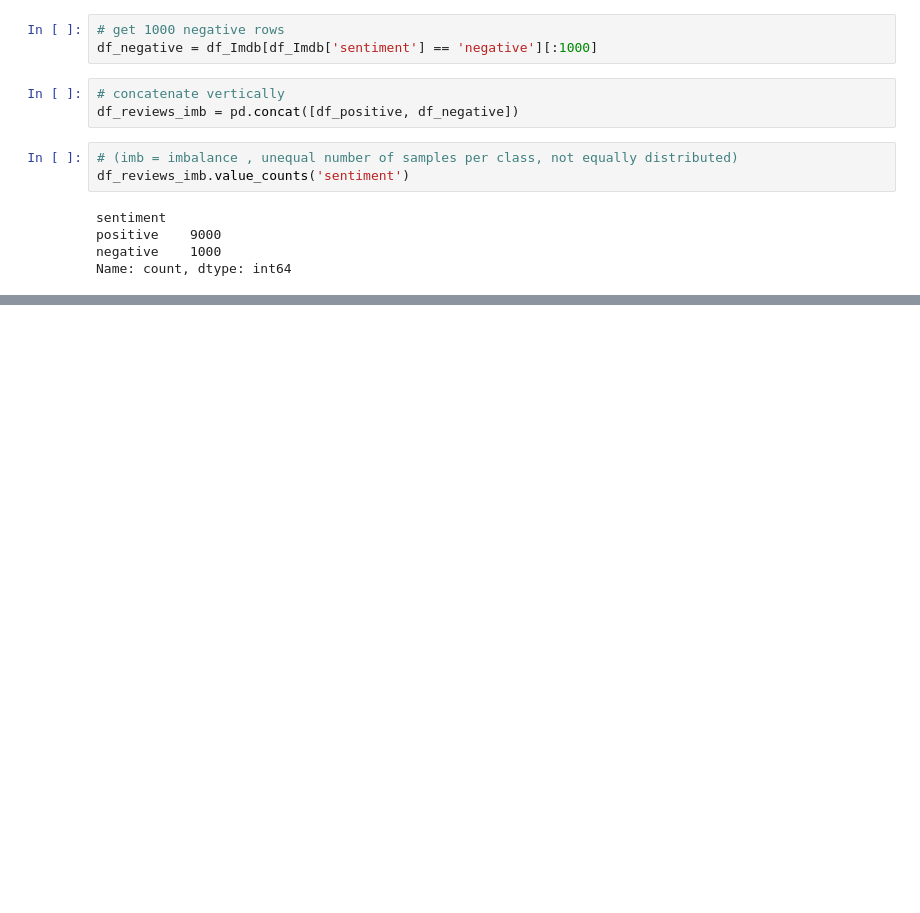
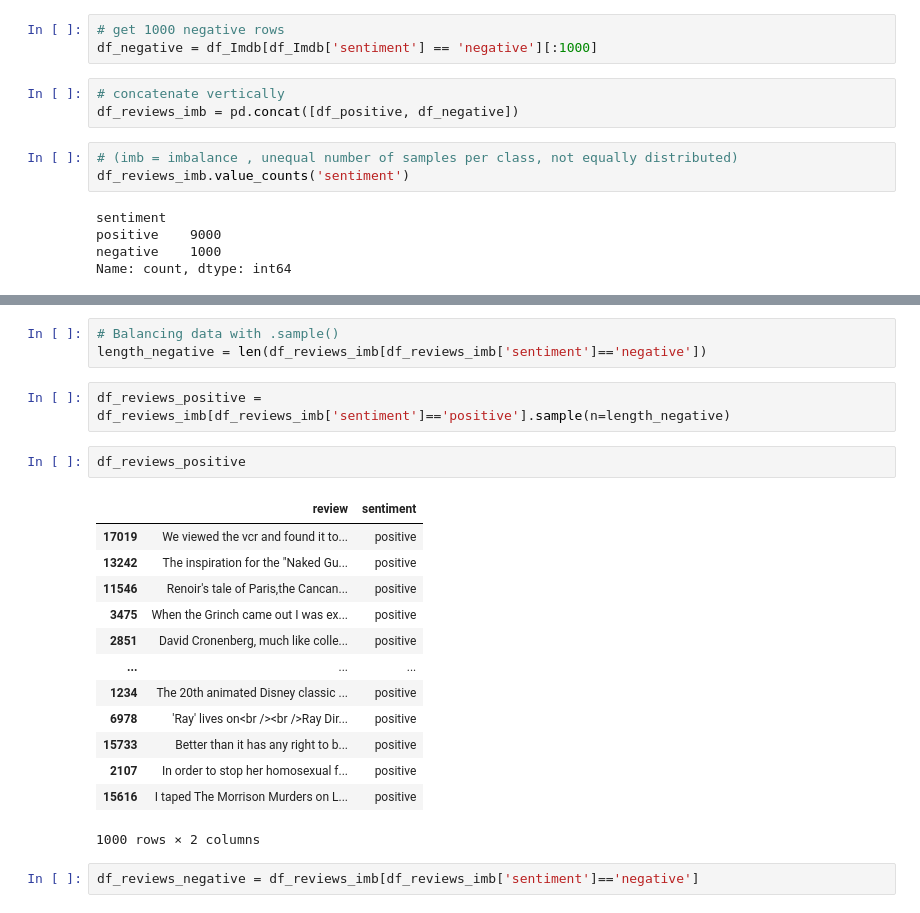
Before and after one commit to DiilaNa/Data_Science_with-Pandas, a Jupyter notebook: Project-4/TextClassificationWithSklearn.ipynb, the cells around one changed output, grey strips where cells are left out. Saved outputs shown, nothing was run; the diff lists cells and outputs as text; blank space fills up the shorter version.

```diff
--- a/Project-4/TextClassificationWithSklearn.ipynb
+++ b/Project-4/TextClassificationWithSklearn.ipynb
@@ -43,0 +61,23 @@ Name: count, dtype: int64
+# %%
+# Balancing data with .sample()
+length_negative = len(df_reviews_imb[df_reviews_imb['sentiment']=='negative'])
+# %%
+df_reviews_positive = df_reviews_imb[df_reviews_imb['sentiment']=='positive'].sample(n=length_negative)
+# %%
+df_reviews_positive
+# %% [output]
+|  | review | sentiment |
+| 17019 | We viewed the vcr and found it to... | positive |
+| 13242 | The inspiration for the "Naked Gu... | positive |
+| 11546 | Renoir's tale of Paris,the Cancan... | positive |
+| 3475 | When the Grinch came out I was ex... | positive |
+| 2851 | David Cronenberg, much like colle... | positive |
+| ... | ... | ... |
+| 1234 | The 20th animated Disney classic ... | positive |
+| 6978 | 'Ray' lives on<br /><br />Ray Dir... | positive |
+| 15733 | Better than it has any right to b... | positive |
+| 2107 | In order to stop her homosexual f... | positive |
+| 15616 | I taped The Morrison Murders on L... | positive |
+1000 rows × 2 columns
+# %%
+df_reviews_negative = df_reviews_imb[df_reviews_imb['sentiment']=='negative']
```
Also changed, not shown: parts of 20 cells of this notebook.
